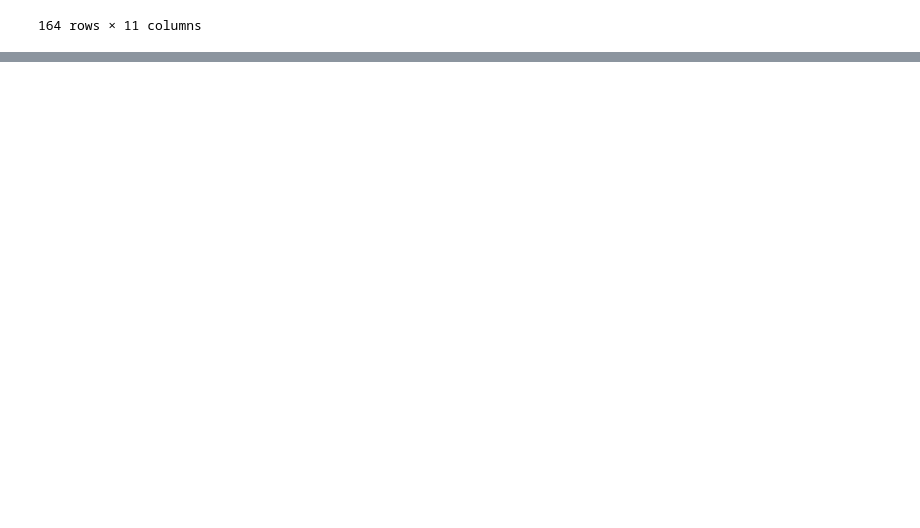
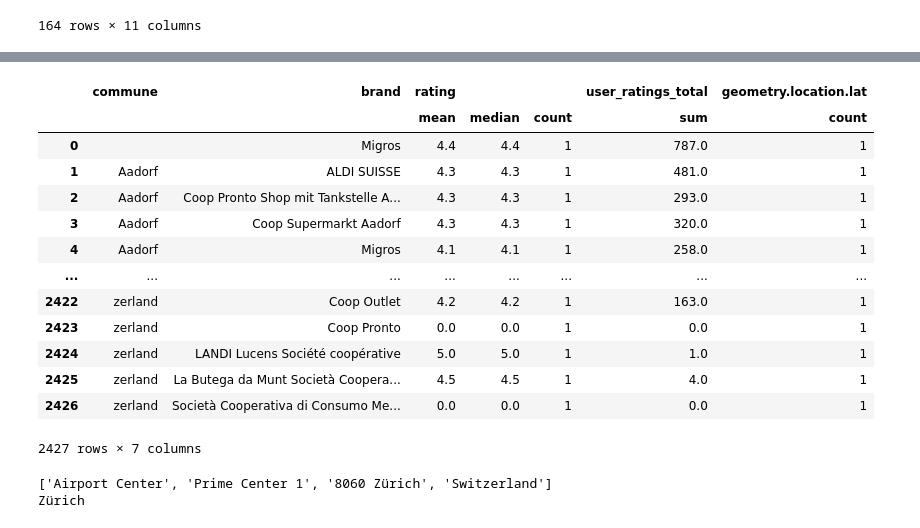
Before and after one commit to cuongmits/migros-stores-consultancy, a Jupyter notebook: src/DataProcessor/GoogleMapDataCollector.ipynb, the cells around one changed output, grey strips where cells are left out. Cells and saved outputs as stored; diff of their text form; code cells hidden in the pictures; blank space fills up the shorter version.

```diff
--- a/src/DataProcessor/GoogleMapDataCollector.ipynb
+++ b/src/DataProcessor/GoogleMapDataCollector.ipynb
@@ -216,4 +172,0 @@ df[df['name'].str.contains("Migros")]
-# %%
-df = pd.read_csv("./../../data/processed/gmaps_data.csv", low_memory=False)
-df = df.drop_duplicates(subset=['formatted_address'])
-df[df['name'].str.contains("Migros")]
@@ -237,0 +173,36 @@ df[df['name'].str.contains("Migros")]
+# %%
+grouped_df = df.groupby(by=['commune', 'brand']).agg({
+    'rating': ['mean', 'median', 'count'],
+    'user_ratings_total': 'sum',
+    'geometry.location.lat': 'count'
+}).rename(columns={
+    'rating_count': 'count'
+}).reset_index()
+
+grouped_df[grouped_df['brand'] == 'Migros']
+grouped_df
+
+#df.groupby(["item", "color"])["id"].count().reset_index(name="count")
+# %% [output]
+|  | commune | brand | rating |  |  | user_ratings_total | geometry.location.lat |
+|  |  |  | mean | median | count | sum | count |
+| 0 |  | Migros | 4.4 | 4.4 | 1 | 787.0 | 1 |
+| 1 | Aadorf | ALDI SUISSE | 4.3 | 4.3 | 1 | 481.0 | 1 |
+| 2 | Aadorf | Coop Pronto Shop mit Tankstelle A... | 4.3 | 4.3 | 1 | 293.0 | 1 |
+| 3 | Aadorf | Coop Supermarkt Aadorf | 4.3 | 4.3 | 1 | 320.0 | 1 |
+| 4 | Aadorf | Migros | 4.1 | 4.1 | 1 | 258.0 | 1 |
+| ... | ... | ... | ... | ... | ... | ... | ... |
+| 2422 | zerland | Coop Outlet | 4.2 | 4.2 | 1 | 163.0 | 1 |
+| 2423 | zerland | Coop Pronto | 0.0 | 0.0 | 1 | 0.0 | 1 |
+| 2424 | zerland | LANDI Lucens Société coopérative | 5.0 | 5.0 | 1 | 1.0 | 1 |
+| 2425 | zerland | La Butega da Munt Società Coopera... | 4.5 | 4.5 | 1 | 4.0 | 1 |
+| 2426 | zerland | Società Cooperativa di Consumo Me... | 0.0 | 0.0 | 1 | 0.0 | 1 |
+2427 rows × 7 columns
+# %%
+my_str = 'Airport Center, Prime Center 1, 8060 Zürich, Switzerland'
+
+print(my_str.rsplit(', '))  # 👉️ ['one', 'two', 'three']
+print(my_str.rsplit(', ', 2)[1][5:])
+# %% [output]
+['Airport Center', 'Prime Center 1', '8060 Zürich', 'Switzerland']
+Zürich
```
Also changed, not shown: parts of 5 cells of this notebook, 2 other files.
